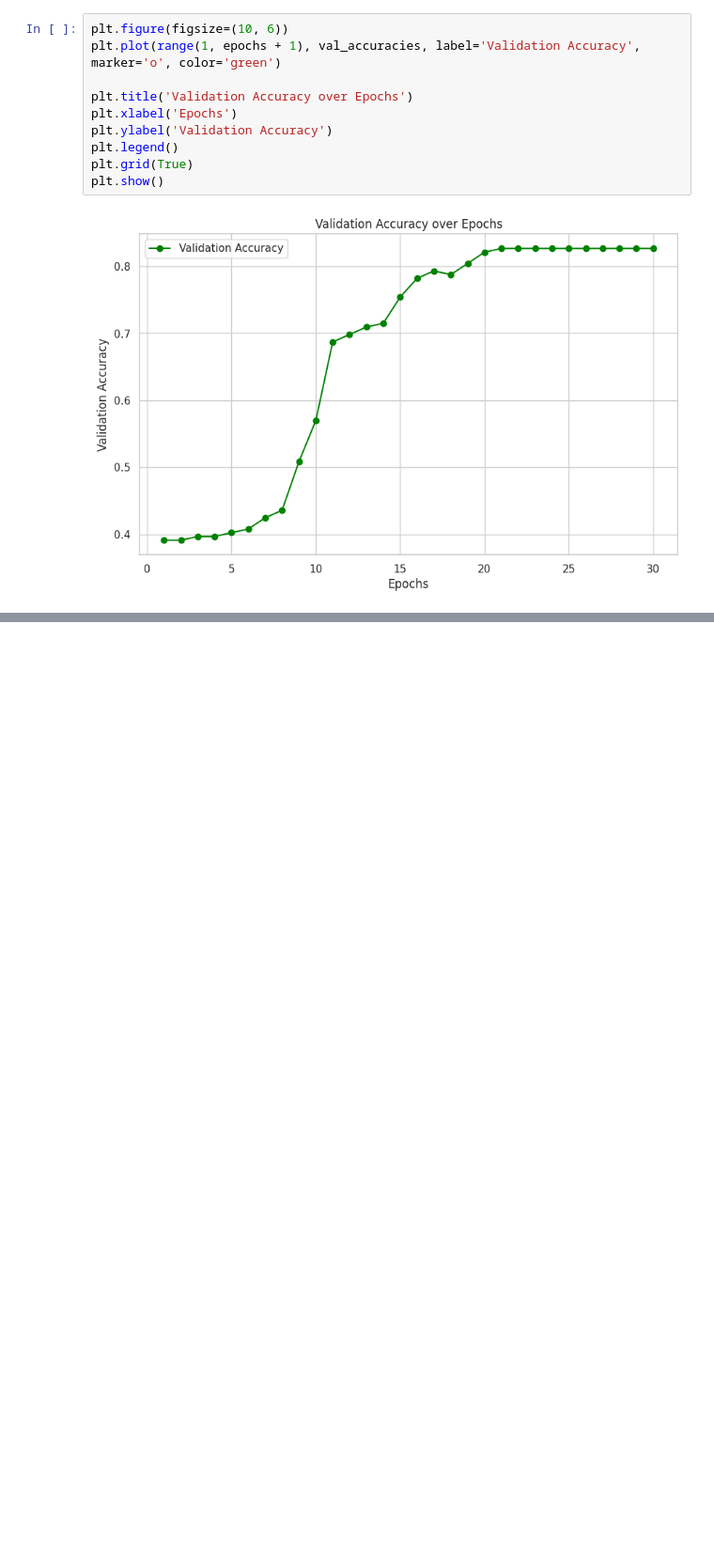
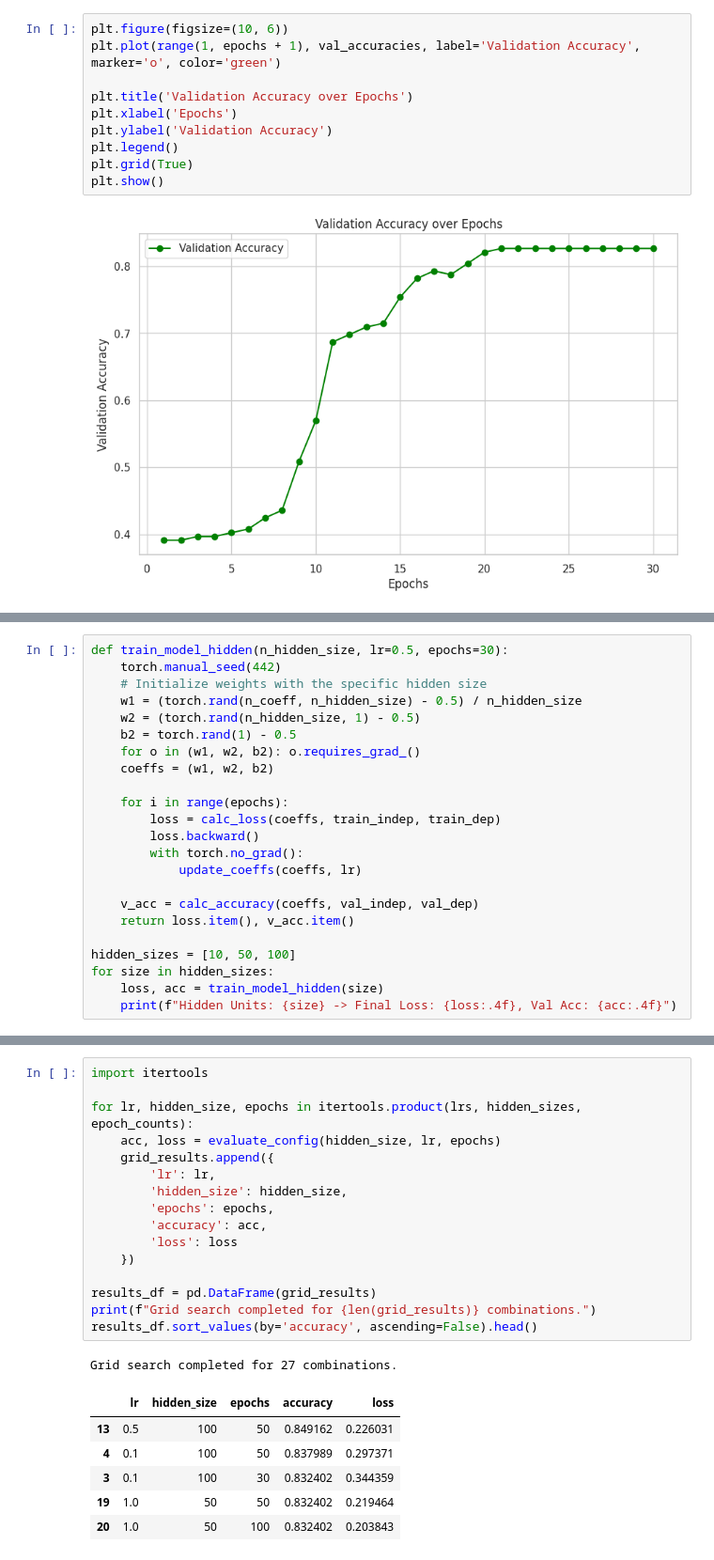
Before and after one commit to boodscode237/NeuralNetRefresh, a Jupyter notebook: Linear_model_and_neural_net_from_scratch.ipynb, the cells around one changed output, grey strips where cells are left out. Shown at 94% size. Cells and saved outputs as stored; diff of their text form; blank space fills up the shorter version.

```diff
--- a/Linear_model_and_neural_net_from_scratch.ipynb
+++ b/Linear_model_and_neural_net_from_scratch.ipynb
@@ -534,0 +634,23 @@ plt.show()
+# %%
+def train_model_hidden(n_hidden_size, lr=0.5, epochs=30):
+    torch.manual_seed(442)
+    # Initialize weights with the specific hidden size
+    w1 = (torch.rand(n_coeff, n_hidden_size) - 0.5) / n_hidden_size
+    w2 = (torch.rand(n_hidden_size, 1) - 0.5)
+    b2 = torch.rand(1) - 0.5
+    for o in (w1, w2, b2): o.requires_grad_()
+    coeffs = (w1, w2, b2)
+
+    for i in range(epochs):
+        loss = calc_loss(coeffs, train_indep, train_dep)
+        loss.backward()
+        with torch.no_grad():
+            update_coeffs(coeffs, lr)
+
+    v_acc = calc_accuracy(coeffs, val_indep, val_dep)
+    return loss.item(), v_acc.item()
+
+hidden_sizes = [10, 50, 100]
+for size in hidden_sizes:
+    loss, acc = train_model_hidden(size)
+    print(f"Hidden Units: {size} -> Final Loss: {loss:.4f}, Val Acc: {acc:.4f}")
@@ -534,0 +700,24 @@ plt.show()
+# %%
+import itertools
+
+for lr, hidden_size, epochs in itertools.product(lrs, hidden_sizes, epoch_counts):
+    acc, loss = evaluate_config(hidden_size, lr, epochs)
+    grid_results.append({
+        'lr': lr,
+        'hidden_size': hidden_size,
+        'epochs': epochs,
+        'accuracy': acc,
+        'loss': loss
+    })
+
+results_df = pd.DataFrame(grid_results)
+print(f"Grid search completed for {len(grid_results)} combinations.")
+results_df.sort_values(by='accuracy', ascending=False).head()
+# %% [output]
+Grid search completed for 27 combinations.
+|  | lr | hidden_size | epochs | accuracy | loss |
+| 13 | 0.5 | 100 | 50 | 0.849162 | 0.226031 |
+| 4 | 0.1 | 100 | 50 | 0.837989 | 0.297371 |
+| 3 | 0.1 | 100 | 30 | 0.832402 | 0.344359 |
+| 19 | 1.0 | 50 | 50 | 0.832402 | 0.219464 |
+| 20 | 1.0 | 50 | 100 | 0.832402 | 0.203843 |
```
Also changed, not shown: parts of 11 cells of this notebook.
